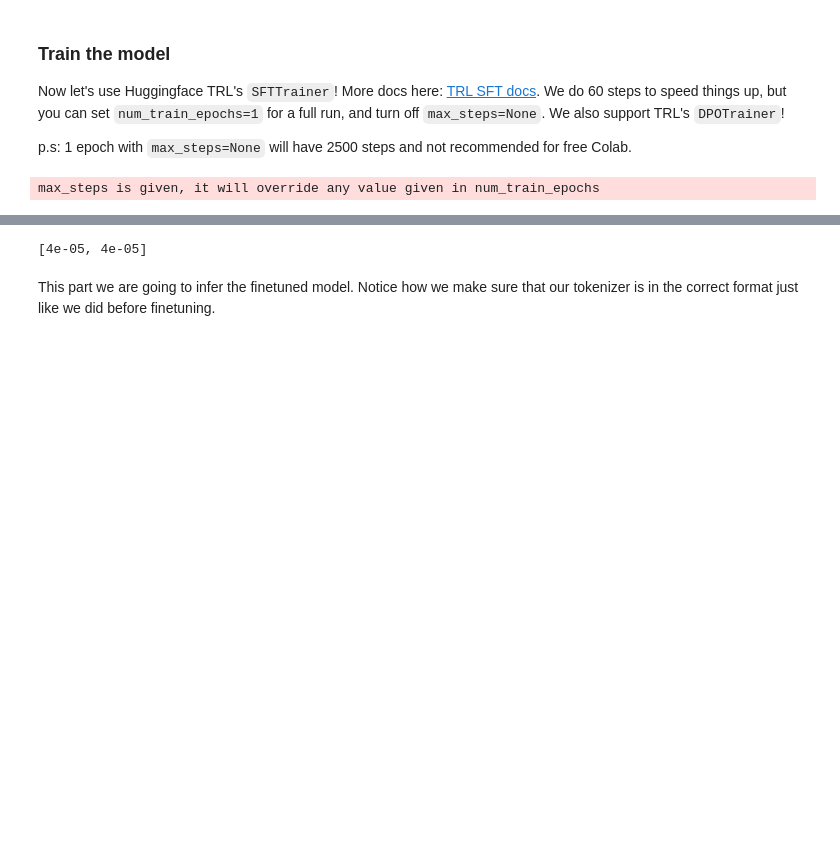
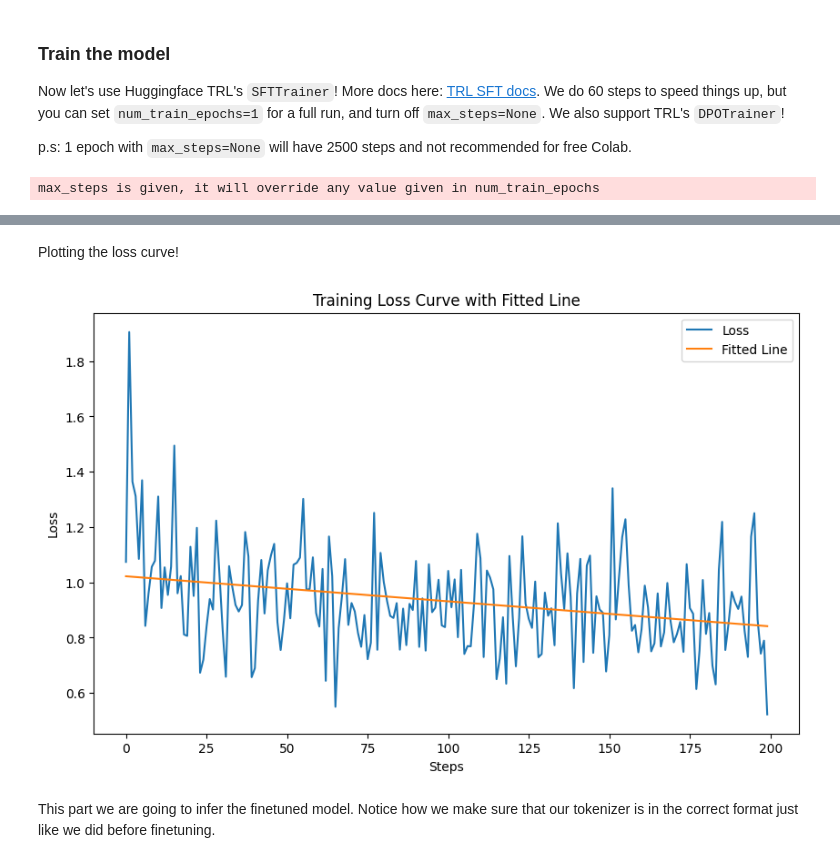
Before and after one commit to Ak-Gautam/efficient_llm_fine_tunes, a Jupyter notebook: mistral7b_03/Mistral_v0_3.ipynb, the cells around one changed output, grey strips where cells are left out. Drawn from its saved outputs; the diff is of its cells as text; code cells hidden in the pictures; blank space fills up the shorter version.

```diff
--- a/mistral7b_03/Mistral_v0_3.ipynb
+++ b/mistral7b_03/Mistral_v0_3.ipynb
@@ -207,7 +206,29 @@ O^O/ \_/ \    Batch size per device = 2 | Gradient Accumulation steps = 4
-# %%
-trainer.get_learning_rates()
-# %% [output]
-[4e-05, 4e-05]
+# %%
+loss_values = [entry['loss'] for entry in trainer.state.log_history if 'loss' in entry]
+# loss_values
+# %% [markdown]
+Plotting the loss curve!
+# %%
+import numpy as np
+
+# Fit a straight line to the loss curve
+coefficients = np.polyfit(range(len(loss_values)), loss_values, 1)
+slope, intercept = coefficients
+
+# Generate the y values for the straight line
+straight_line_values = [slope * x + intercept for x in range(len(loss_values))]
+
+# Plot the loss curve and the straight line
+plt.figure(figsize=(10, 6))
+plt.plot(loss_values, label='Loss')
+plt.plot(straight_line_values, label='Fitted Line')
+plt.title('Training Loss Curve with Fitted Line')
+plt.xlabel('Steps')
+plt.ylabel('Loss')
+plt.legend()
+plt.show()
+# %% [output]
+[figure, added]
 # %% [markdown]
 This part we are going to infer the finetuned model. Notice how we make sure that our tokenizer is in the correct format just like we did before finetuning.
 # %%
```
Also changed, not shown: parts of 8 cells of this notebook.
